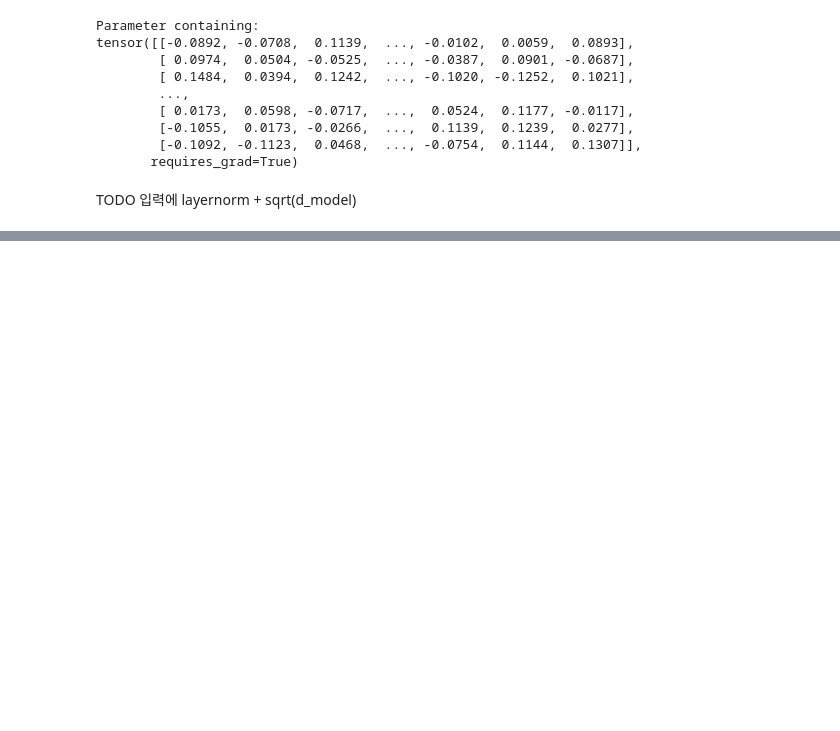
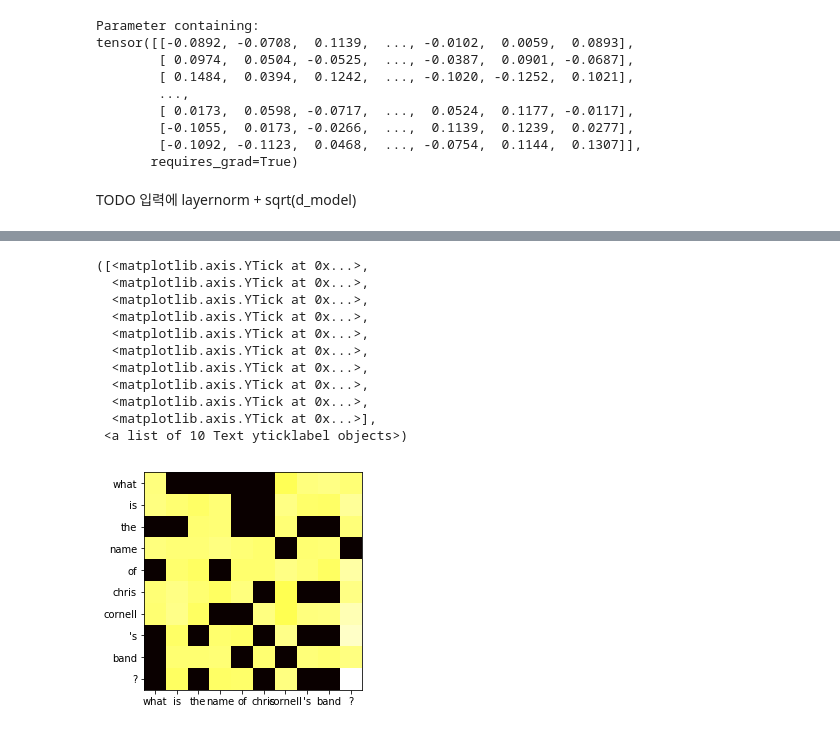
Before and after one commit to Sohyun1798/Deep_learning_project, a Jupyter notebook: debug_suggested.ipynb, the cells around one changed output, grey strips where cells are left out. Cells and saved outputs as stored; diff of their text form; code cells hidden in the pictures; blank space fills up the shorter version.

```diff
--- a/debug_suggested.ipynb
+++ b/debug_suggested.ipynb
@@ -634,0 +993,22 @@ TODO 입력에 layernorm + sqrt(d_model)
+# %%
+import spacy
+nlp = spacy.load('en')
+# %%
+tokens = [token.lower_ for token in nlp('what is the name of chris cornell\'s band?')]
+# %%
+plt.imshow(clf.q_mha1.attn[0][0].detach().numpy(), cmap='hot', interpolation='nearest',)
+plt.xticks(np.arange(10), labels=tokens)
+plt.yticks(np.arange(10), labels=tokens)
+# %% [output]
+([<matplotlib.axis.YTick at 0x...>,
+  <matplotlib.axis.YTick at 0x...>,
+  <matplotlib.axis.YTick at 0x...>,
+  <matplotlib.axis.YTick at 0x...>,
+  <matplotlib.axis.YTick at 0x...>,
+  <matplotlib.axis.YTick at 0x...>,
+  <matplotlib.axis.YTick at 0x...>,
+  <matplotlib.axis.YTick at 0x...>,
+  <matplotlib.axis.YTick at 0x...>,
+  <matplotlib.axis.YTick at 0x...>],
+ <a list of 10 Text yticklabel objects>)
+[figure, added]
```
Also changed, not shown: parts of 42 cells of this notebook, 1 other file.
